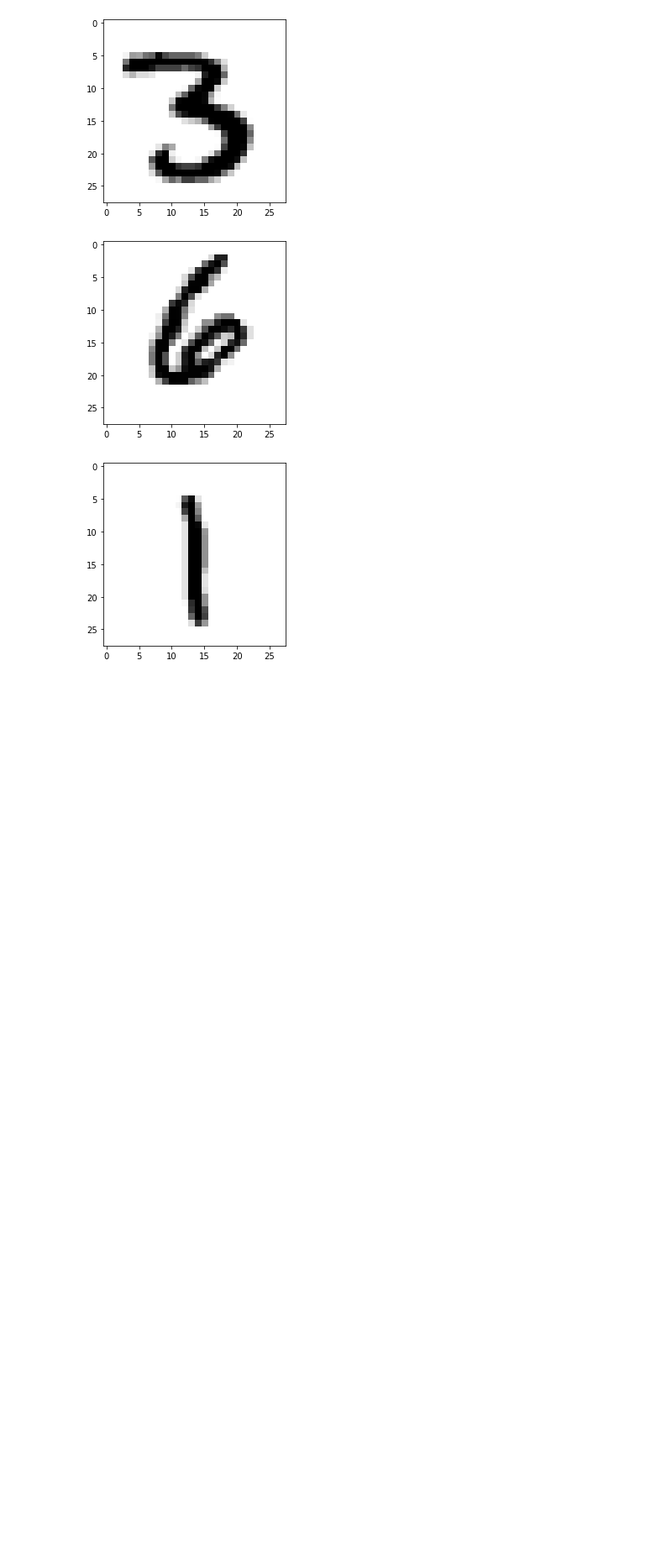
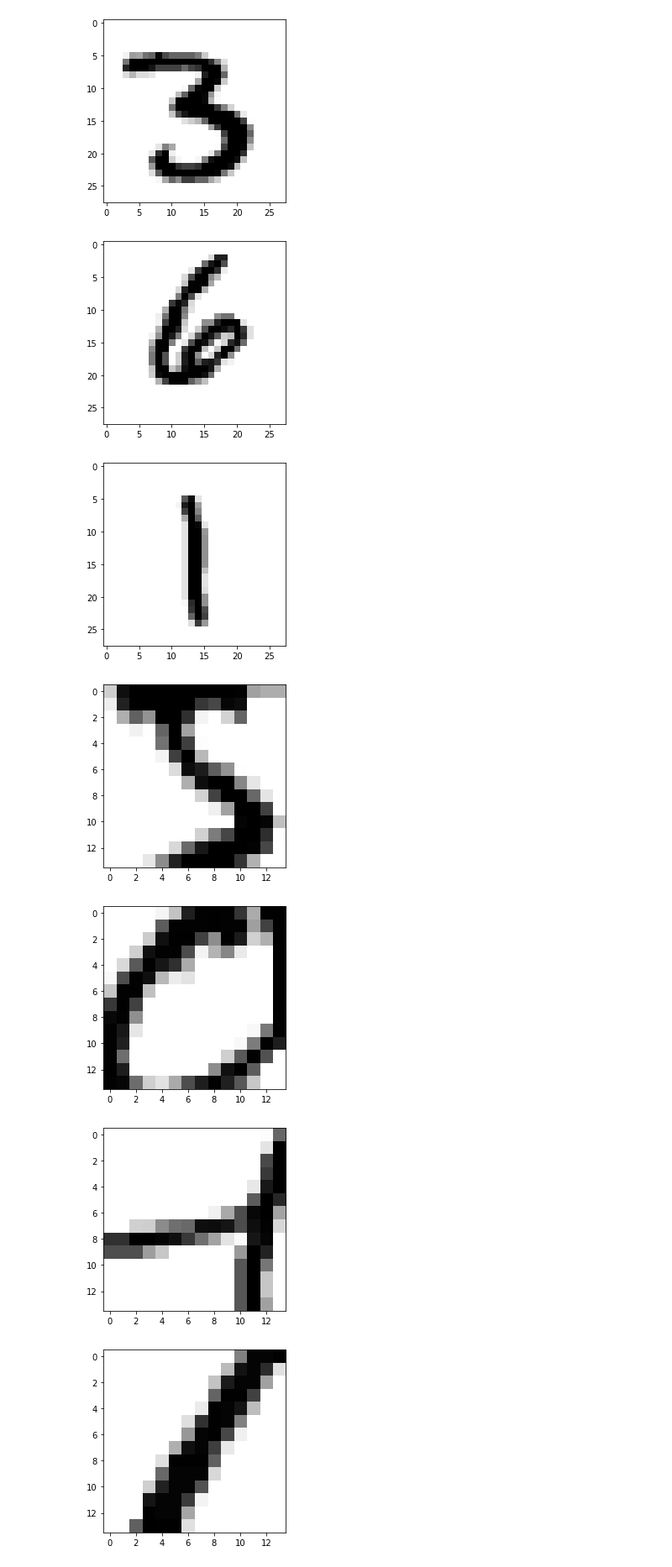
Before and after one commit to somnath1077/MachineLearningExercises, a Jupyter notebook: ML_Using_Python/chap02/Ch02_Tensors_and_Numpy.ipynb, the cells around one changed output. Shown at 84% size. Drawn from its saved outputs; the diff is of its cells as text; code cells hidden in the pictures; blank space fills up the shorter version.

```diff
--- a/ML_Using_Python/chap02/Ch02_Tensors_and_Numpy.ipynb
+++ b/ML_Using_Python/chap02/Ch02_Tensors_and_Numpy.ipynb
@@ -79,3 +79,13 @@ for im in slice:
 [figure]
 [figure]
 [figure]
+# %%
+my_slice = train_images[:, 7:-7, 7:-7]
+for s in my_slice[:4]:
+    plt.imshow(s, cmap=plt.cm.binary)
+    plt.show()
+# %% [output]
+[figure, added]
+[figure, added]
+[figure, added]
+[figure, added]
```
